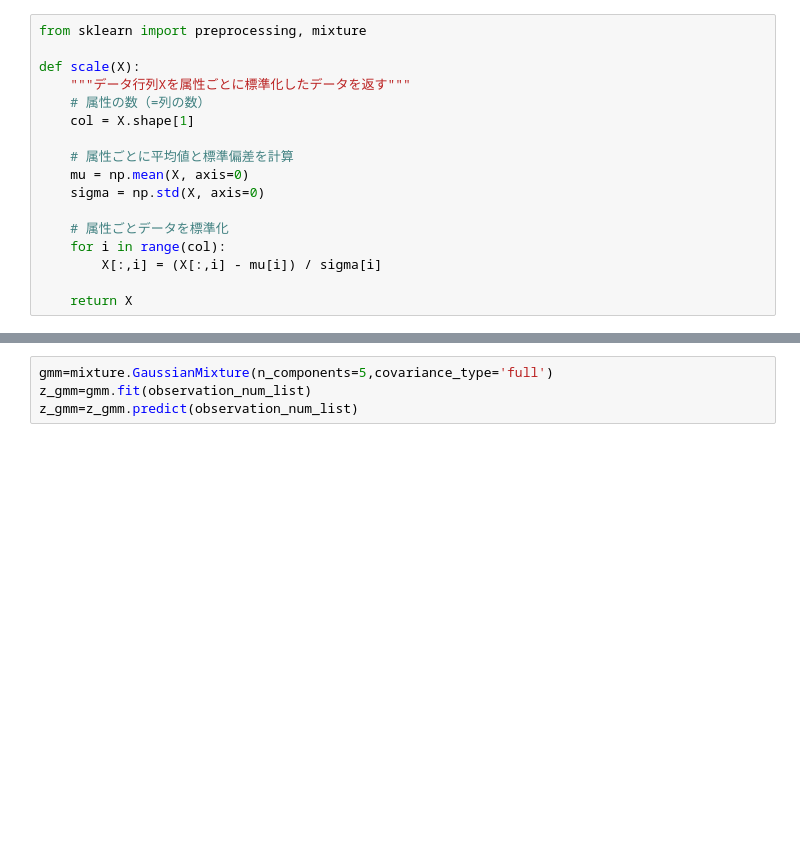
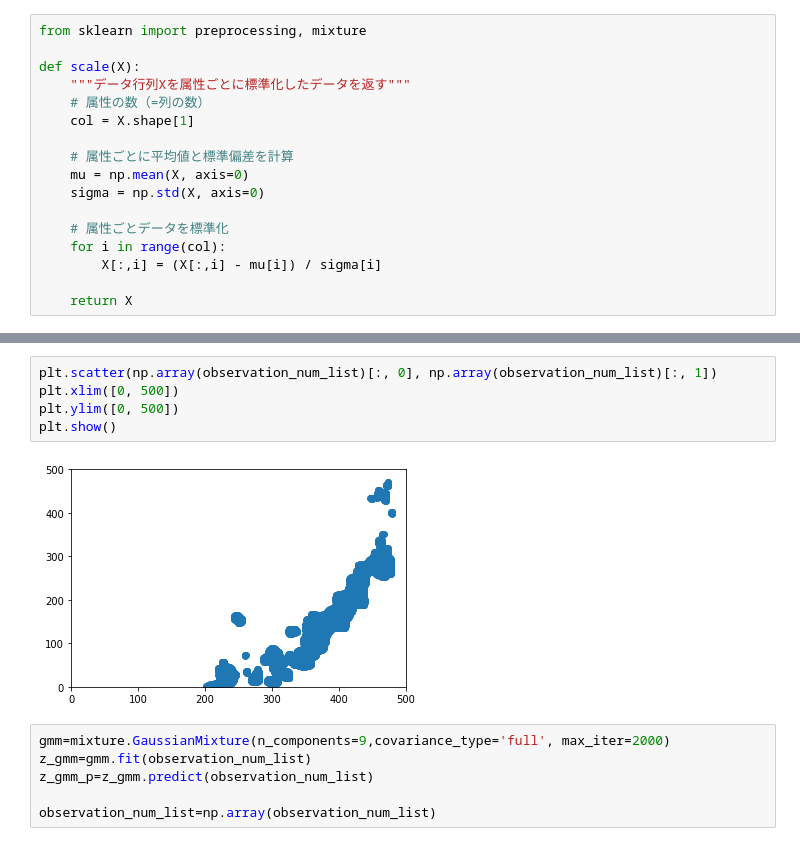
Before and after one commit to takoyan/weather, a Jupyter notebook: src/weather.ipynb, the cells around one changed output, grey strips where cells are left out. Saved outputs shown, nothing was run; the diff lists cells and outputs as text; blank space fills up the shorter version.

```diff
--- a/src/weather.ipynb
+++ b/src/weather.ipynb
@@ -247,4 +399,13 @@ plt.show
+# %%
+plt.scatter(np.array(observation_num_list)[:, 0], np.array(observation_num_list)[:, 1])
+plt.xlim([0, 500])
+plt.ylim([0, 500])
+plt.show()
+# %% [output]
+[figure, added]
 # %%
-gmm=mixture.GaussianMixture(n_components=5,covariance_type='full')
+gmm=mixture.GaussianMixture(n_components=9,covariance_type='full', max_iter=2000)
 z_gmm=gmm.fit(observation_num_list)
-z_gmm=z_gmm.predict(observation_num_list)
+z_gmm_p=z_gmm.predict(observation_num_list)
+
+observation_num_list=np.array(observation_num_list)
```
Also changed, not shown: parts of 89 cells of this notebook, 14 other files.
